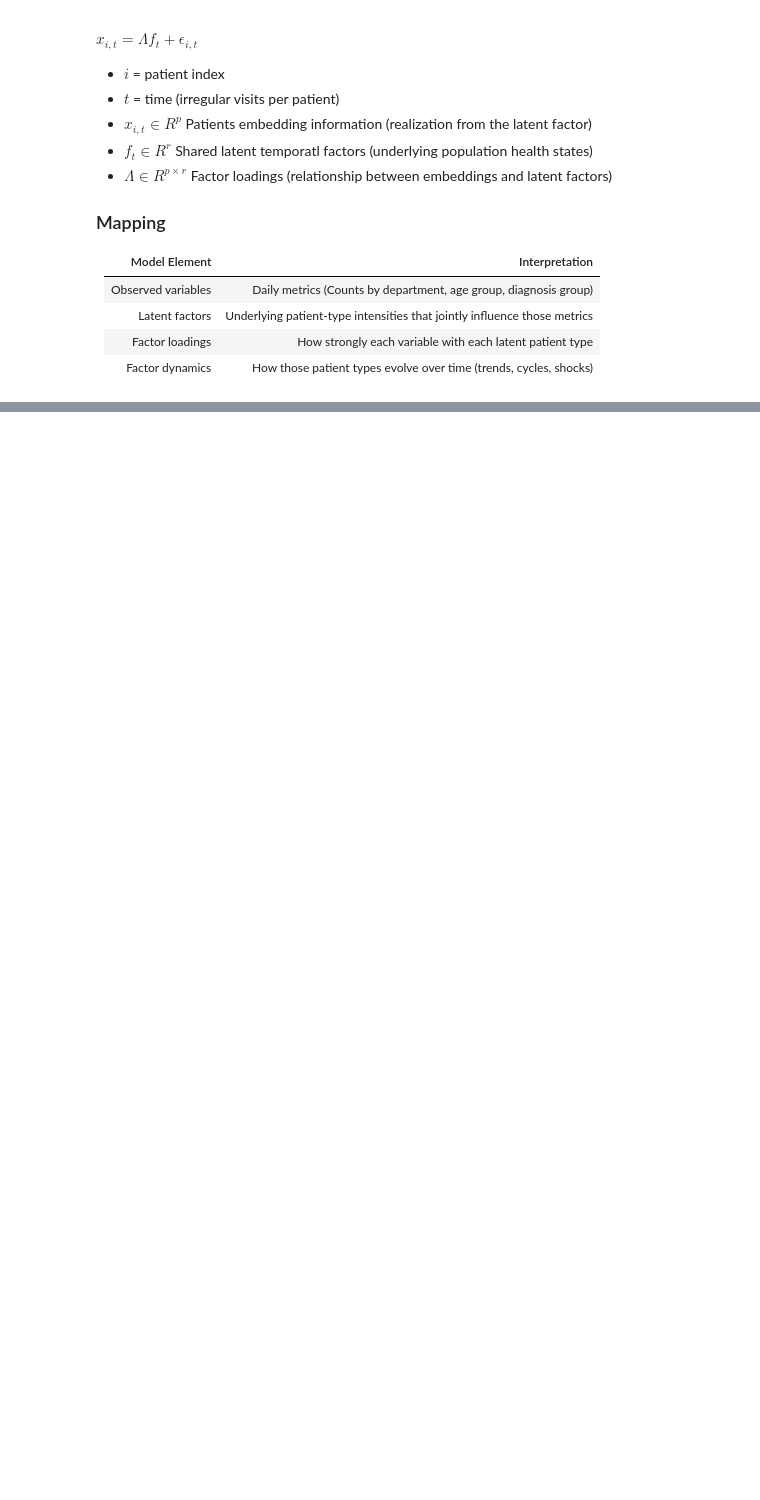
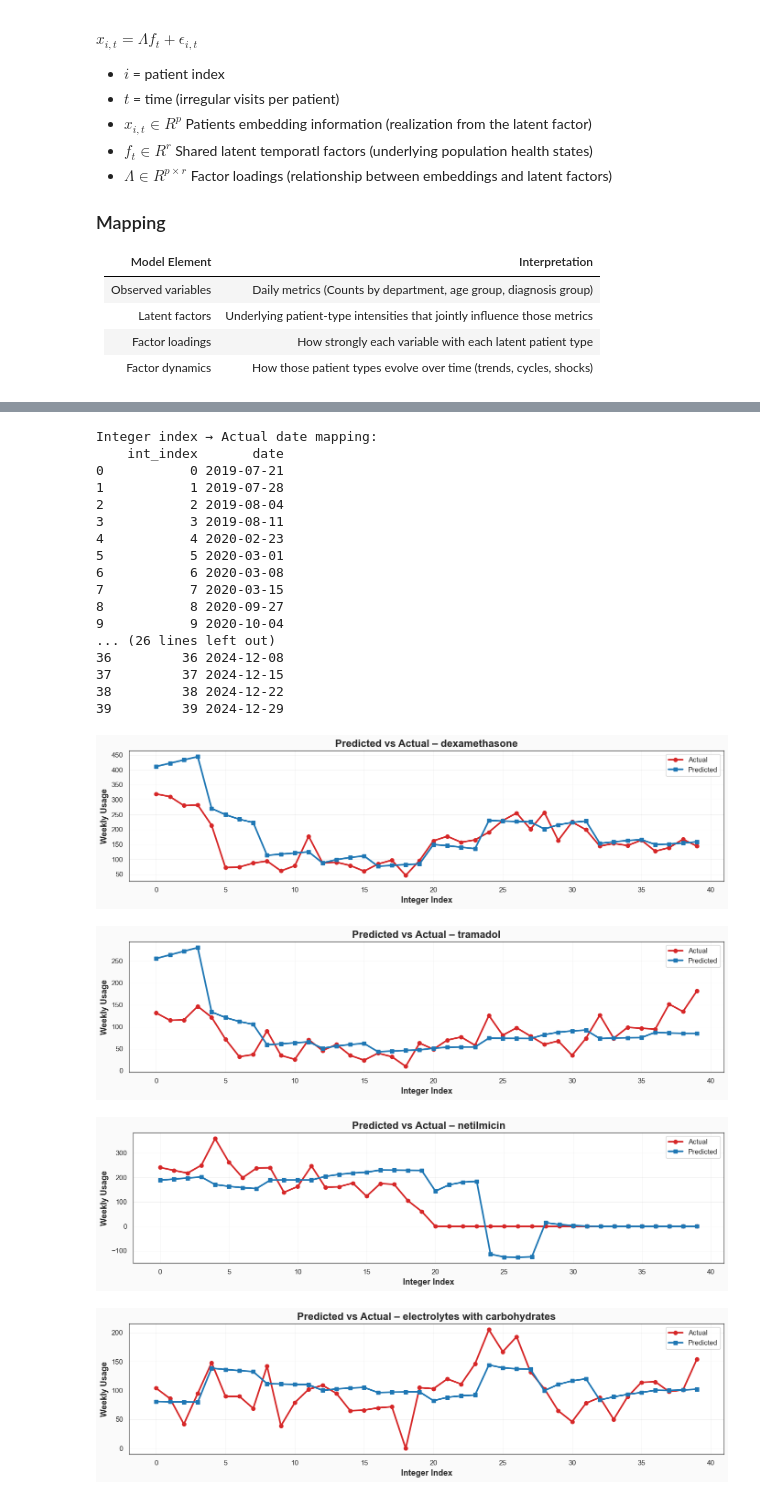
Before and after one commit to SKKUGoon/data-science-health-economics-hospital-supply, a Jupyter notebook: notebook/dynamic_factor_model.ipynb, the cells around one changed output, grey strips where cells are left out. Cells and saved outputs as stored; diff of their text form; code cells hidden in the pictures; blank space fills up the shorter version.

```diff
--- a/notebook/dynamic_factor_model.ipynb
+++ b/notebook/dynamic_factor_model.ipynb
@@ -276,0 +459,26 @@ factors_pred = forecast_latent_factors_from_model(res, steps=14)
+# %%
+def prepare_comparison_with_integer_index(pred, supply_true, target_cols):
+    """
+    Returns:
+        - comparison table (pred vs true)
+        - integer index mapping DataFrame
+    """
+
+    # Align true values
+    true_aligned = supply_true.loc[pred.index]
+
+    # Reset the index → turn dates into a column
+    df = pd.DataFrame({
+        "date": pred.index,
+    }).reset_index(drop=True)
+
+    # integer index mapping: 0,1,2,... → actual date
+    index_map = df.copy()
+    index_map["int_index"] = index_map.index
+
+    # Add predictions and true values
+    for col in target_cols:
+        df[f"{col}_pred"] = pred[col].values
+        df[f"{col}_true"] = true_aligned[col].values
+
+    return df, index_map
@@ -276,0 +545,37 @@ factors_pred = forecast_latent_factors_from_model(res, steps=14)
+# %%
+comparison_df, index_map = prepare_comparison_with_integer_index(
+    pred=pred,
+    supply_true=supply_major,
+    target_cols=reg_cfg.target_columns
+)
+
+print("Integer index → Actual date mapping:")
+print(index_map[["int_index", "date"]])
+
+plot_separate_graphs_better(
+    comparison_df=comparison_df,
+    index_map=index_map,
+    target_cols=reg_cfg.target_columns
+)
+# %% [output]
+Integer index → Actual date mapping:
+    int_index       date
+0           0 2019-07-21
+1           1 2019-07-28
+2           2 2019-08-04
+3           3 2019-08-11
+4           4 2020-02-23
+5           5 2020-03-01
+6           6 2020-03-08
+7           7 2020-03-15
+8           8 2020-09-27
+9           9 2020-10-04
+... (26 lines left out)
+36         36 2024-12-08
+37         37 2024-12-15
+38         38 2024-12-22
+39         39 2024-12-29
+[figure, added]
+[figure, added]
+[figure, added]
+[figure, added]
```
Also changed, not shown: parts of 13 cells of this notebook.
